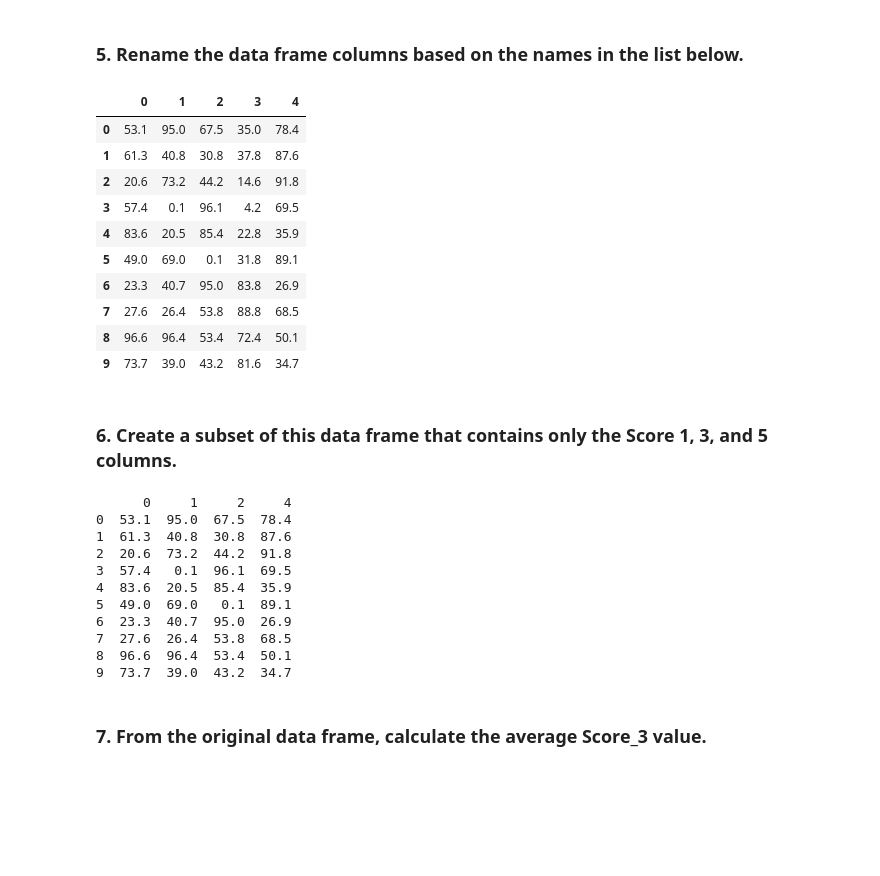
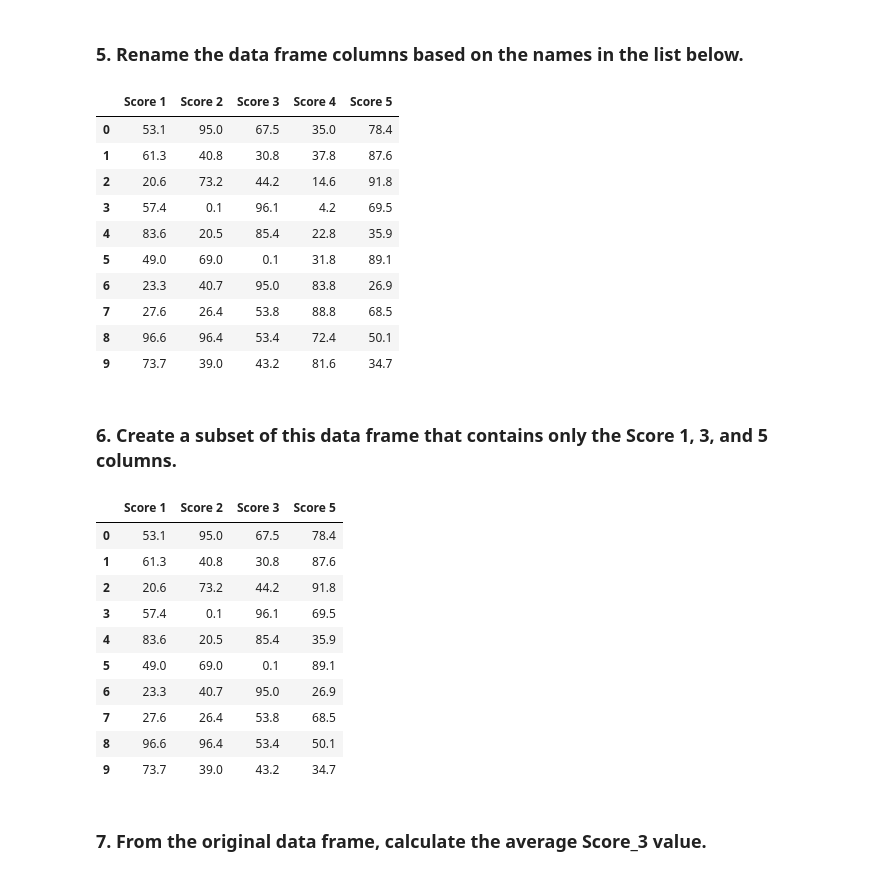
Before and after one commit to ironhack-labs/lab-pandas-en, a Jupyter notebook: your-code/pandas_1.ipynb, the cells around one changed output. Saved outputs shown, nothing was run; the diff lists cells and outputs as text; code cells hidden in the pictures; blank space fills up the shorter version.

```diff
--- a/your-code/pandas_1.ipynb
+++ b/your-code/pandas_1.ipynb
@@ -80,10 +80,10 @@ b = [[53.1, 95.0, 67.5, 35.0, 78.4],
      [73.7, 39.0, 43.2, 81.6, 34.7]]
 # %%
 # your code here
-dataframe.rename(columns={0: "Score 1", 1: "Score 2", 2: "Score 3", 3: "Score 4", 4: "Score 5"}, errors="raise")
+dataframe.rename(columns={0: "Score 1", 1: "Score 2", 2: "Score 3", 3: "Score 4", 4: "Score 5"}, inplace=True, errors="raise")
 display(dataframe)
 # %% [output]
-|  | 0 | 1 | 2 | 3 | 4 |
+|  | Score 1 | Score 2 | Score 3 | Score 4 | Score 5 |
 | 0 | 53.1 | 95.0 | 67.5 | 35.0 | 78.4 |
 | 1 | 61.3 | 40.8 | 30.8 | 37.8 | 87.6 |
 | 2 | 20.6 | 73.2 | 44.2 | 14.6 | 91.8 |
@@ -98,21 +98,21 @@ display(dataframe)
 ### 6. Create a subset of this data frame that contains only the Score 1, 3, and 5 columns.
 # %%
 # your code here
-subset = dataframe[[0,1,2,4]]
+subset = dataframe[["Score 1", "Score 2", "Score 3", "Score 5"]]
 
-print(subset)
+display(subset)
 # %% [output]
-      0     1     2     4
-0  53.1  95.0  67.5  78.4
-1  61.3  40.8  30.8  87.6
-2  20.6  73.2  44.2  91.8
-3  57.4   0.1  96.1  69.5
-4  83.6  20.5  85.4  35.9
-5  49.0  69.0   0.1  89.1
-6  23.3  40.7  95.0  26.9
-7  27.6  26.4  53.8  68.5
-8  96.6  96.4  53.4  50.1
-9  73.7  39.0  43.2  34.7
+|  | Score 1 | Score 2 | Score 3 | Score 5 |
+| 0 | 53.1 | 95.0 | 67.5 | 78.4 |
+| 1 | 61.3 | 40.8 | 30.8 | 87.6 |
+| 2 | 20.6 | 73.2 | 44.2 | 91.8 |
+| 3 | 57.4 | 0.1 | 96.1 | 69.5 |
+| 4 | 83.6 | 20.5 | 85.4 | 35.9 |
+| 5 | 49.0 | 69.0 | 0.1 | 89.1 |
+| 6 | 23.3 | 40.7 | 95.0 | 26.9 |
+| 7 | 27.6 | 26.4 | 53.8 | 68.5 |
+| 8 | 96.6 | 96.4 | 53.4 | 50.1 |
+| 9 | 73.7 | 39.0 | 43.2 | 34.7 |
 # %% [markdown]
 ### 7. From the original data frame, calculate the average Score_3 value.
 # %%
```
Also changed, not shown: parts of 3 cells of this notebook.
